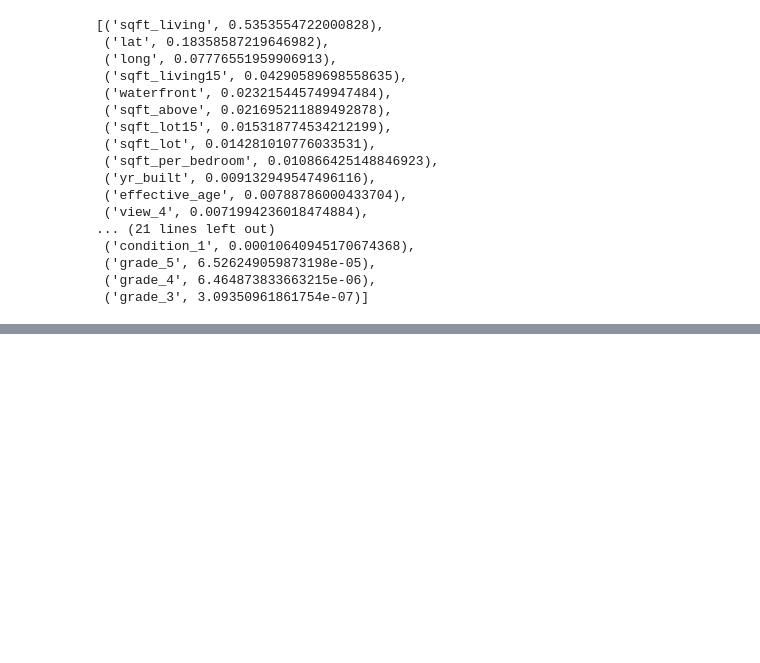
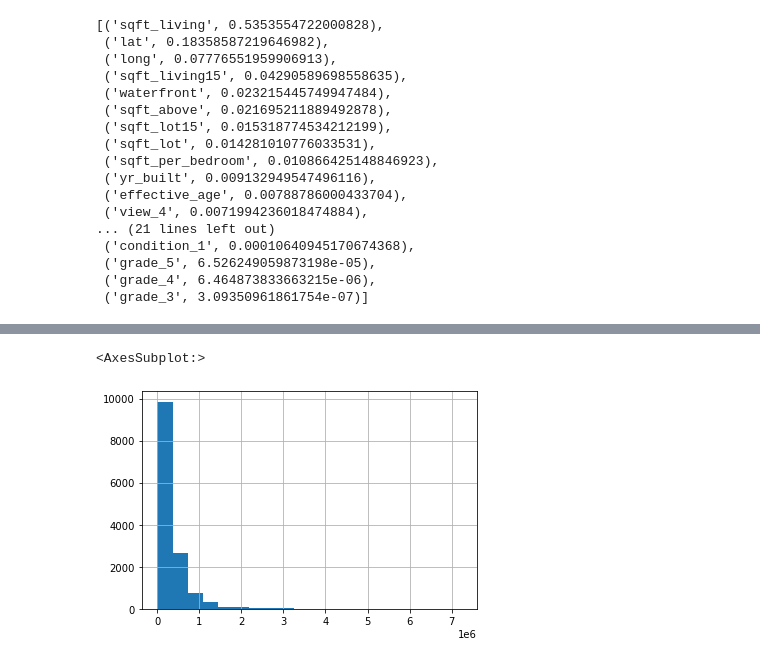
Before and after one commit to jmillerbrooks/kc_stream, a Jupyter notebook: scratch.ipynb, the cells around one changed output, grey strips where cells are left out. Cells and saved outputs as stored; diff of their text form; code cells hidden in the pictures; blank space fills up the shorter version.

```diff
--- a/scratch.ipynb
+++ b/scratch.ipynb
@@ -638,0 +681,5 @@ sorted(feature_import.items(), key=lambda item: item[1],reverse=True)
+# %%
+forest_map_df['abs_residual'].hist(bins=20)
+# %% [output]
+<AxesSubplot:>
+[figure, added]
```
Also changed, not shown: parts of 5 cells of this notebook.
